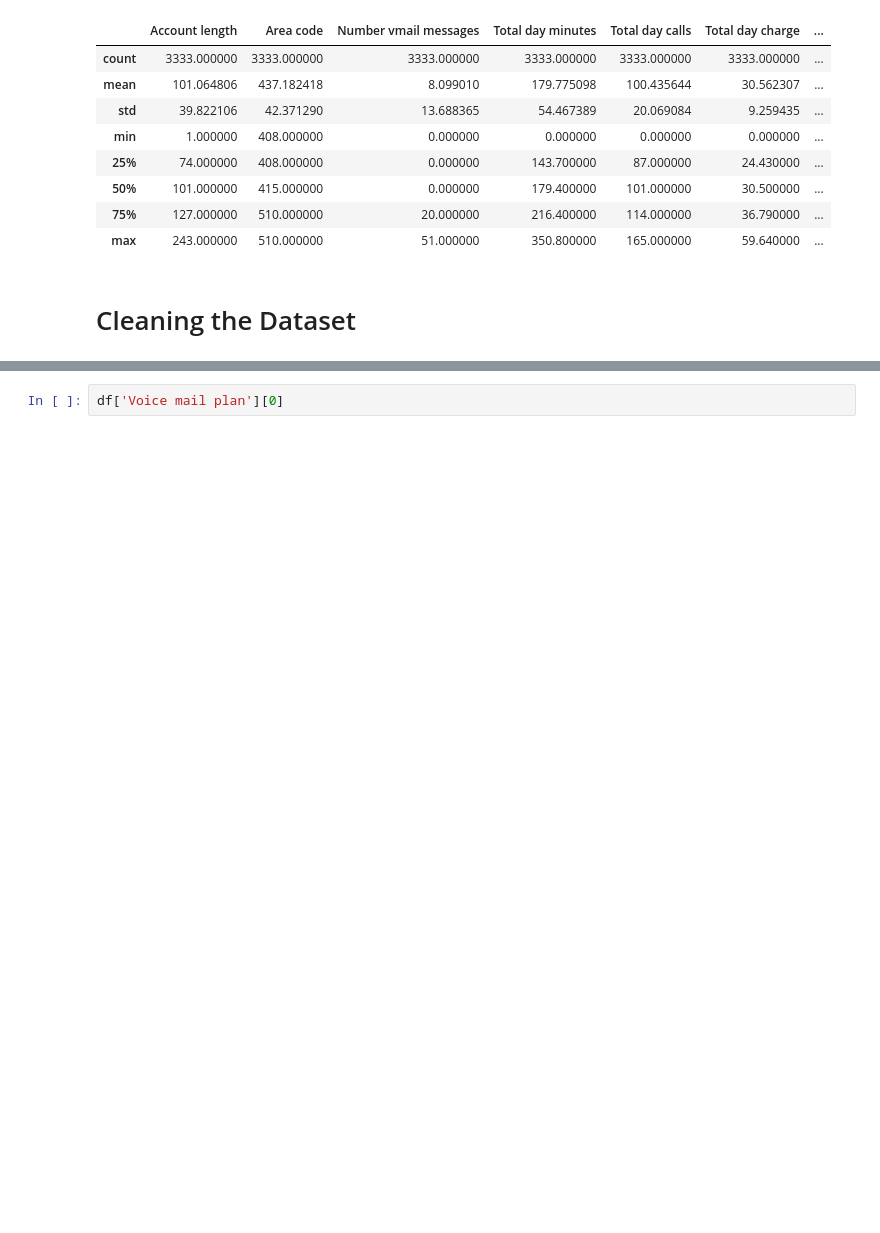
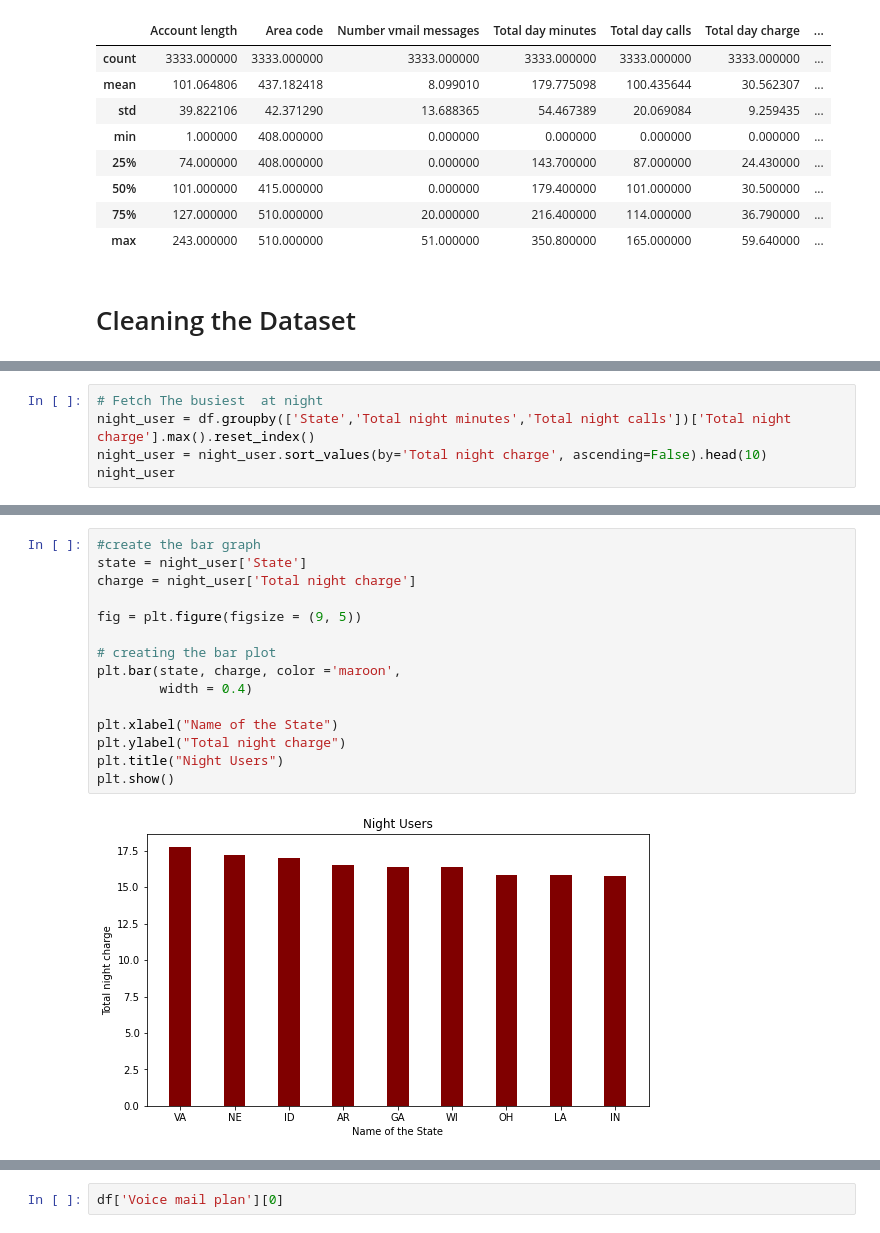
Before and after one commit to nikita-1095/EDA-Telecom-Churn-Analysis, a Jupyter notebook: Nikita_W_Telecom_Churn_Analysis_Capstone_Project.ipynb, the cells around one changed output, grey strips where cells are left out. Saved outputs shown, nothing was run; the diff lists cells and outputs as text; blank space fills up the shorter version.

```diff
--- a/Nikita_W_Telecom_Churn_Analysis_Capstone_Project.ipynb
+++ b/Nikita_W_Telecom_Churn_Analysis_Capstone_Project.ipynb
@@ -133,0 +425,5 @@ df['International plan'][0]
+# %%
+# Fetch The busiest  at night
+night_user = df.groupby(['State','Total night minutes','Total night calls'])['Total night charge'].max().reset_index()
+night_user = night_user.sort_values(by='Total night charge', ascending=False).head(10)
+night_user
@@ -133,0 +442,17 @@ df['International plan'][0]
+# %%
+#create the bar graph
+state = night_user['State']
+charge = night_user['Total night charge']
+
+fig = plt.figure(figsize = (9, 5))
+
+# creating the bar plot
+plt.bar(state, charge, color ='maroon',
+        width = 0.4)
+
+plt.xlabel("Name of the State")
+plt.ylabel("Total night charge")
+plt.title("Night Users")
+plt.show()
+# %% [output]
+[figure, added]
```
Also changed, not shown: parts of 45 cells of this notebook.
